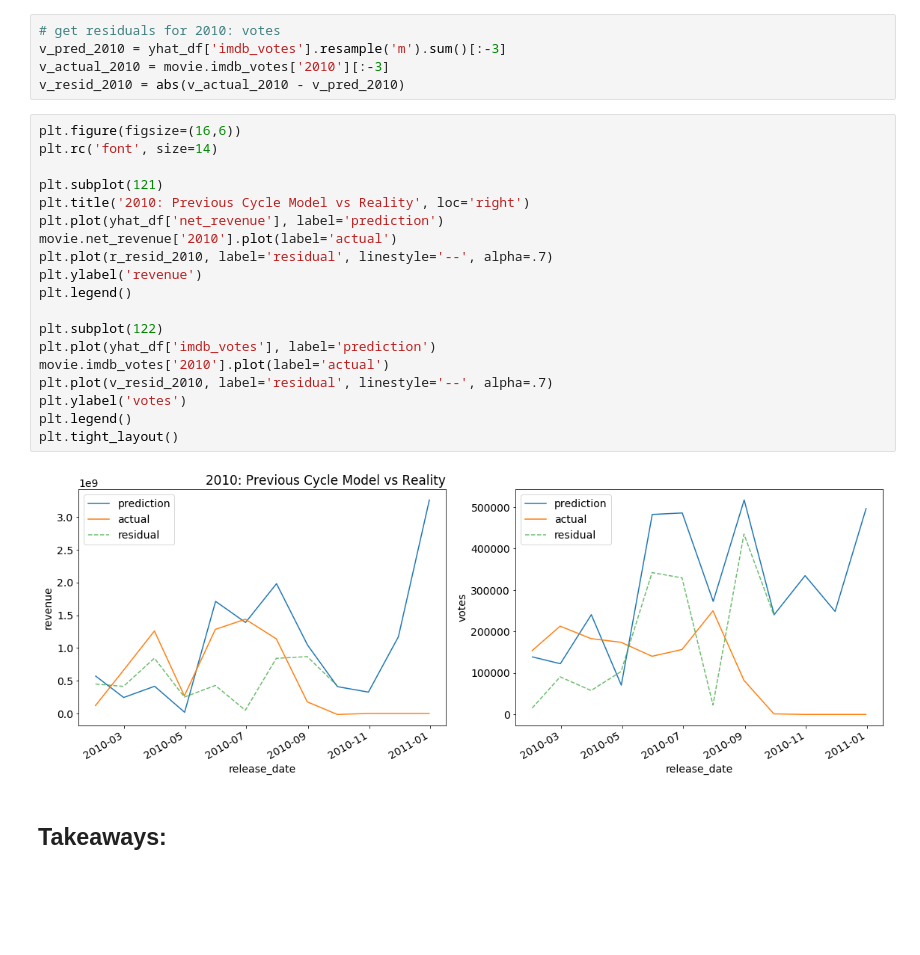
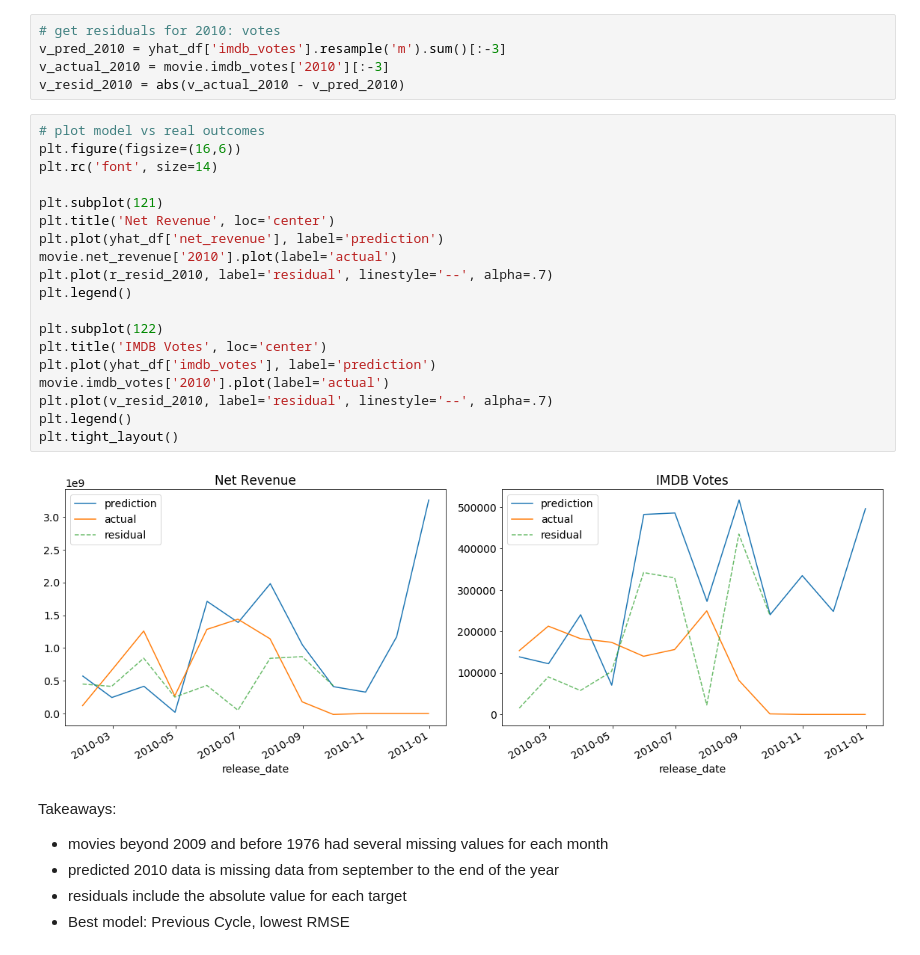
Before and after one commit to Brandon-Martinez27/time-series-exercises, a Jupyter notebook: model_continued.ipynb, the cells around one changed output. Cells and saved outputs as stored; diff of their text form; blank space fills up the shorter version.

```diff
--- a/model_continued.ipynb
+++ b/model_continued.ipynb
@@ -637,26 +669,29 @@ v_pred_2010 = yhat_df['imdb_votes'].resample('m').sum()[:-3]
 v_actual_2010 = movie.imdb_votes['2010'][:-3]
 v_resid_2010 = abs(v_actual_2010 - v_pred_2010)
 # %%
+# plot model vs real outcomes
 plt.figure(figsize=(16,6))
 plt.rc('font', size=14)
 
 plt.subplot(121)
-plt.title('2010: Previous Cycle Model vs Reality', loc='right')
+plt.title('Net Revenue', loc='center')
 plt.plot(yhat_df['net_revenue'], label='prediction')
 movie.net_revenue['2010'].plot(label='actual')
 plt.plot(r_resid_2010, label='residual', linestyle='--', alpha=.7)
-plt.ylabel('revenue')
 plt.legend()
 
 plt.subplot(122)
+plt.title('IMDB Votes', loc='center')
 plt.plot(yhat_df['imdb_votes'], label='prediction')
 movie.imdb_votes['2010'].plot(label='actual')
 plt.plot(v_resid_2010, label='residual', linestyle='--', alpha=.7)
-plt.ylabel('votes')
 plt.legend()
 plt.tight_layout()
 # %% [output]
-[figure, old version]
+[figure, new version]
-# %% [markdown]
-Takeaways:
--
+# %% [markdown]
+Takeaways:
+- movies beyond 2009 and before 1976 had several missing values for each month
+- predicted 2010 data is missing data from september to the end of the year
+- residuals include the absolute value for each target
+- Best model: Previous Cycle, lowest RMSE
```
Also changed, not shown: parts of 9 cells of this notebook.
